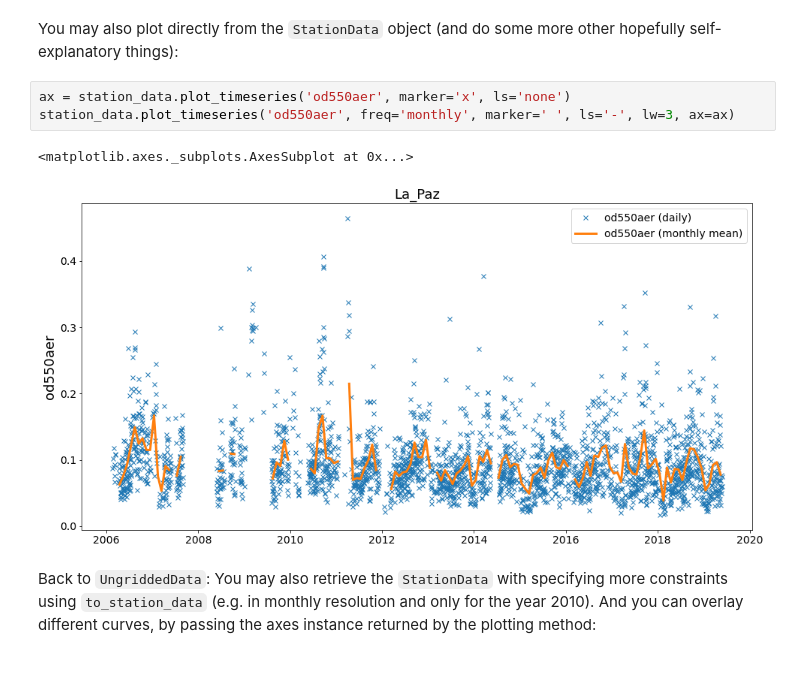
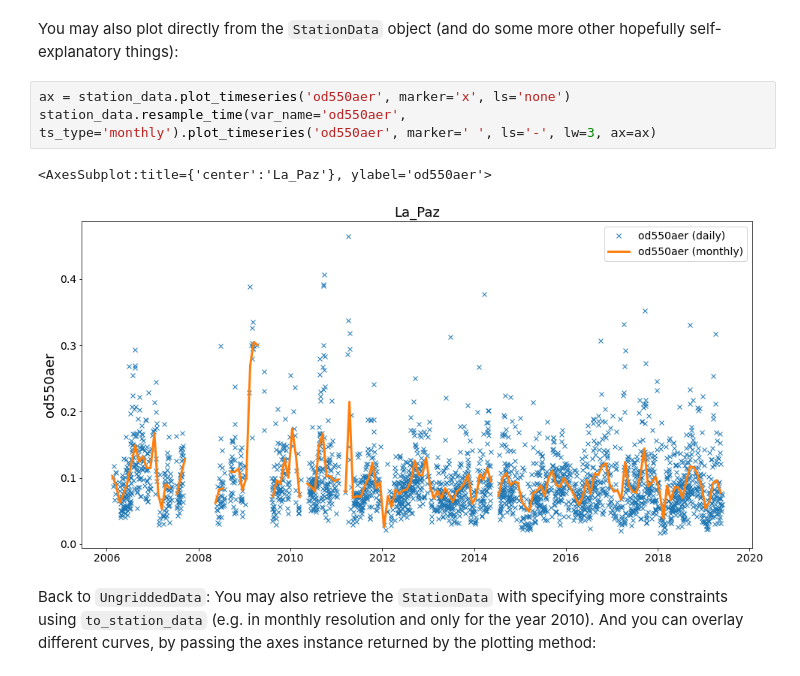
Before and after one commit to metno/pyaerocom-tutorials, a Jupyter notebook: getting_started_analysis.ipynb, the cells around one changed output. Saved outputs shown, nothing was run; the diff lists cells and outputs as text.

```diff
--- a/getting_started_analysis.ipynb
+++ b/getting_started_analysis.ipynb
@@ -684,10 +744,10 @@ station_data['od550aer'].plot()
 You may also plot directly from the `StationData` object (and do some more other hopefully self-explanatory things):
 # %%
 ax = station_data.plot_timeseries('od550aer', marker='x', ls='none')
-station_data.plot_timeseries('od550aer', freq='monthly', marker=' ', ls='-', lw=3, ax=ax)
+station_data.resample_time(var_name='od550aer', ts_type='monthly').plot_timeseries('od550aer', marker=' ', ls='-', lw=3, ax=ax)
 # %% [output]
-<matplotlib.axes._subplots.AxesSubplot at 0x...>
+<AxesSubplot:title={'center':'La_Paz'}, ylabel='od550aer'>
-[figure, old version]
+[figure, new version]
 # %% [markdown]
 Back to `UngriddedData`: You may also retrieve the `StationData` with specifying more constraints using `to_station_data` (e.g. in monthly resolution and only for the year 2010). And you can overlay different curves, by passing the axes instance returned by the plotting method:
 # %%
```
Also changed, not shown: parts of 41 cells of this notebook, 5 other files.
